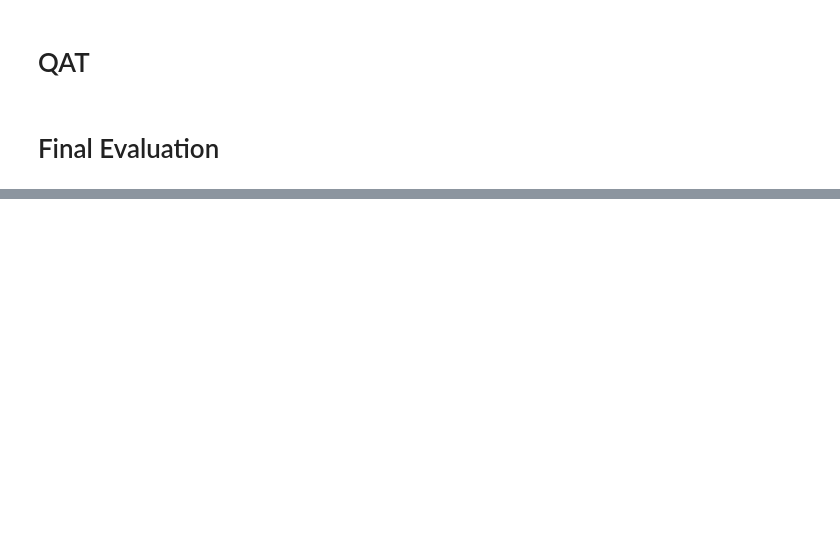
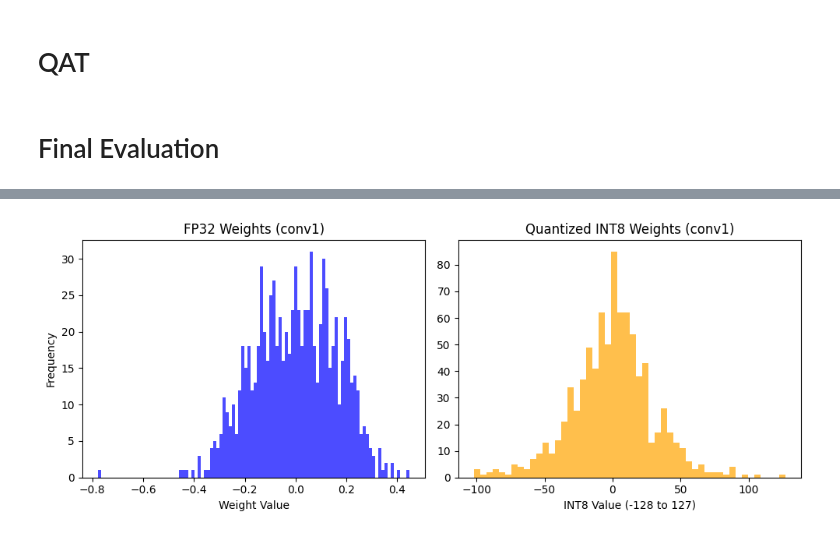
Before and after one commit to Lezhor/QuantizationPaper, a Jupyter notebook: notebooks/Quantization Training.ipynb, the cells around one changed output, grey strips where cells are left out. Saved outputs shown, nothing was run; the diff lists cells and outputs as text; code cells hidden in the pictures; blank space fills up the shorter version.

```diff
--- a/notebooks/Quantization Training.ipynb
+++ b/notebooks/Quantization Training.ipynb
@@ -889,0 +1138,32 @@ PTQ BN Folding latency: 0.0413ms
+# %%
+# this diagram was almost entirely generated using google gemini
+def plot_weight_distribution(fp32_model, quant_model, layer_name='conv1'):
+    fp32_weights = fp32_model.state_dict()[f'{layer_name}.weight'].flatten().cpu().numpy()
+
+    if hasattr(quant_model, layer_name):
+        q_layer = getattr(quant_model, layer_name)
+        if hasattr(q_layer, '0'):
+            q_layer = q_layer[0]
+
+        if hasattr(q_layer, 'weight'):
+            q_weights = q_layer.weight().int_repr().flatten().cpu().numpy()
+            scale = q_layer.scale
+            zero_point = q_layer.zero_point
+
+    fig, (ax1, ax2) = plt.subplots(1, 2, figsize=(10, 4))
+
+    ax1.hist(fp32_weights, bins=100, color='blue', alpha=0.7)
+    ax1.set_title(f'FP32 Weights ({layer_name})')
+    ax1.set_xlabel('Weight Value')
+    ax1.set_ylabel('Frequency')
+
+    ax2.hist(q_weights, bins=50, color='orange', alpha=0.7)
+    ax2.set_title(f'Quantized INT8 Weights ({layer_name})')
+    ax2.set_xlabel('INT8 Value (-128 to 127)')
+
+    plt.tight_layout()
+    plt.show()
+
+plot_weight_distribution(model, net_ptq_fold, layer_name='conv1')
+# %% [output]
+[figure, added]
```
Also changed, not shown: parts of 16 cells of this notebook, 1 other file.
